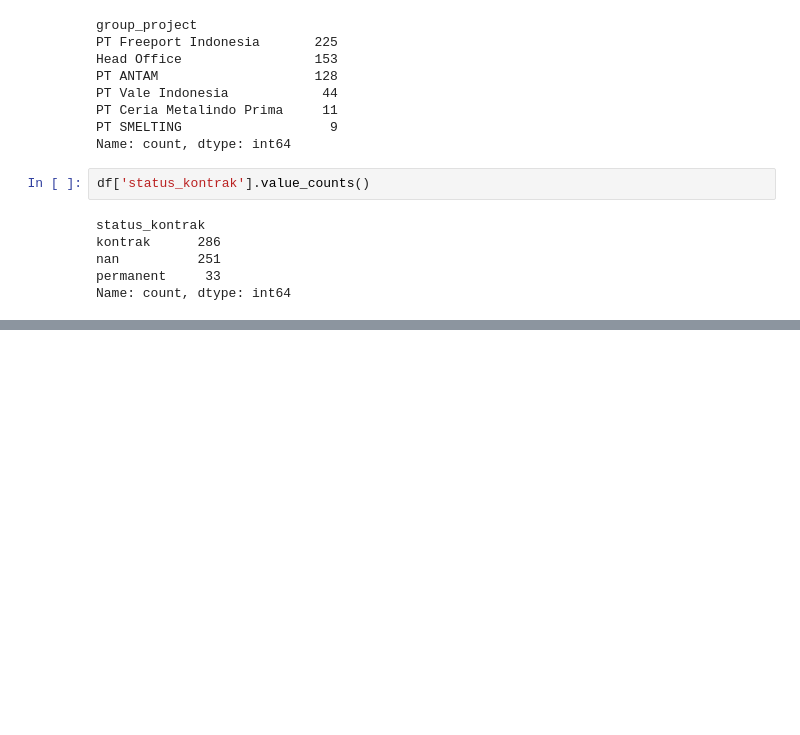
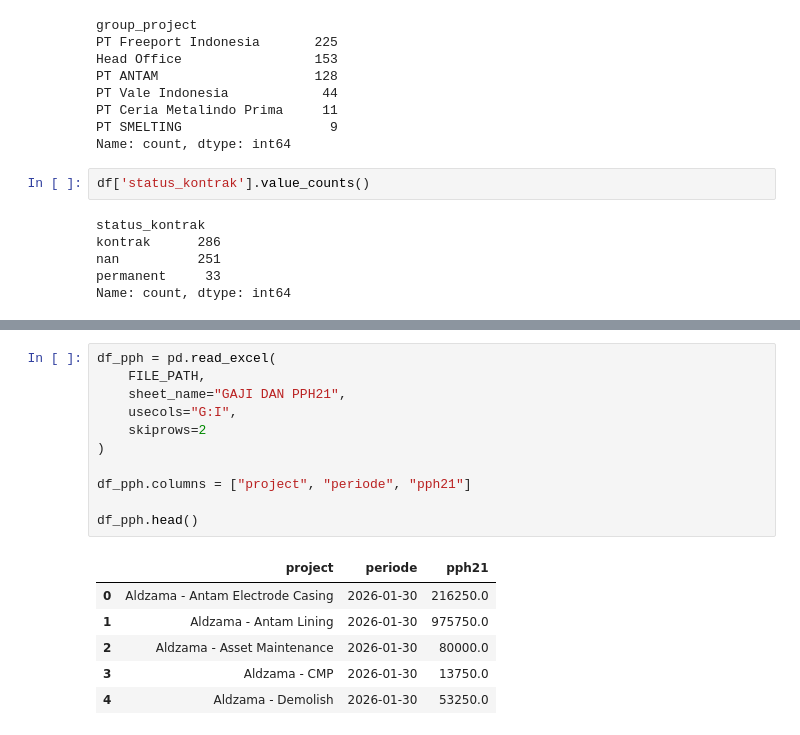
Before and after one commit to AryaaaSyaifuddin/Data-HR-for-Dashboard, a Jupyter notebook: test_data.ipynb, the cells around one changed output, grey strips where cells are left out. Drawn from its saved outputs; the diff is of its cells as text; blank space fills up the shorter version.

```diff
--- a/test_data.ipynb
+++ b/test_data.ipynb
@@ -168,0 +189,18 @@ Name: count, dtype: int64
+# %%
+df_pph = pd.read_excel(
+    FILE_PATH,
+    sheet_name="GAJI DAN PPH21",
+    usecols="G:I",
+    skiprows=2
+)
+
+df_pph.columns = ["project", "periode", "pph21"]
+
+df_pph.head()
+# %% [output]
+|  | project | periode | pph21 |
+| 0 | Aldzama - Antam Electrode Casing | 2026-01-30 | 216250.0 |
+| 1 | Aldzama - Antam Lining | 2026-01-30 | 975750.0 |
+| 2 | Aldzama - Asset Maintenance | 2026-01-30 | 80000.0 |
+| 3 | Aldzama - CMP | 2026-01-30 | 13750.0 |
+| 4 | Aldzama - Demolish | 2026-01-30 | 53250.0 |
```
Also changed, not shown: parts of 2 cells of this notebook, 1 other file.
